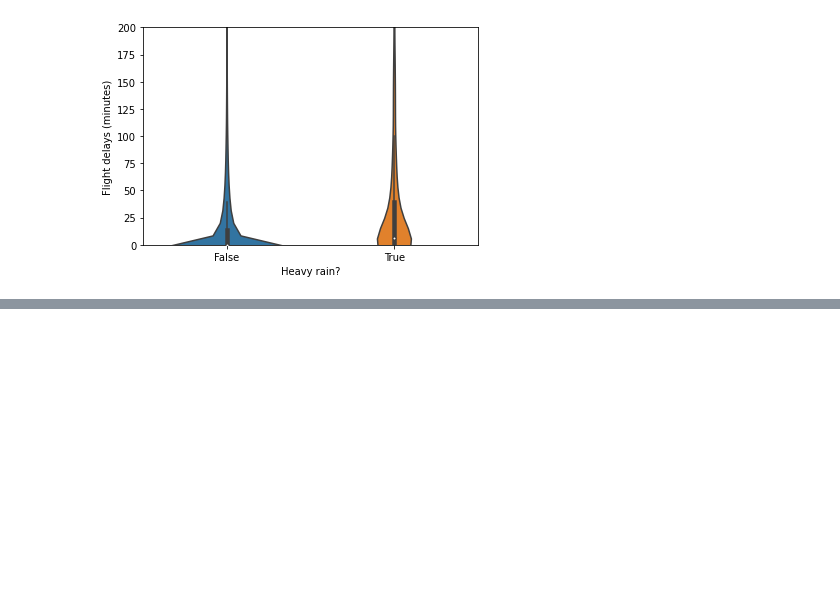
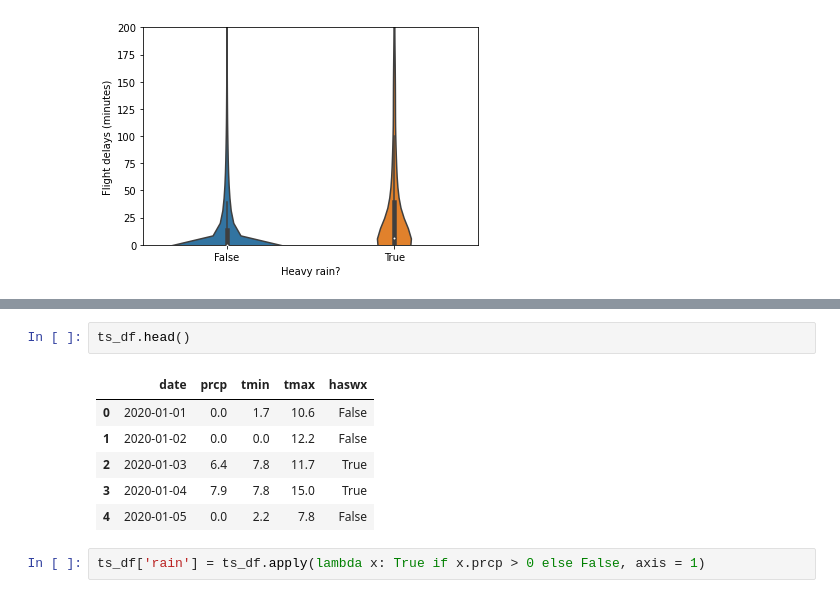
Before and after one commit to hatdropper1977/noaaday-jupyter, a Jupyter notebook: ghcn_ai_platform.ipynb, the cells around one changed output, grey strips where cells are left out. Cells and saved outputs as stored; diff of their text form; blank space fills up the shorter version.

```diff
--- a/ghcn_ai_platform.ipynb
+++ b/ghcn_ai_platform.ipynb
@@ -221,0 +252,11 @@ Text(0, 0.5, 'Flight delays (minutes)')
+# %%
+ts_df.head()
+# %% [output]
+|  | date | prcp | tmin | tmax | haswx |
+| 0 | 2020-01-01 | 0.0 | 1.7 | 10.6 | False |
+| 1 | 2020-01-02 | 0.0 | 0.0 | 12.2 | False |
+| 2 | 2020-01-03 | 6.4 | 7.8 | 11.7 | True |
+| 3 | 2020-01-04 | 7.9 | 7.8 | 15.0 | True |
+| 4 | 2020-01-05 | 0.0 | 2.2 | 7.8 | False |
+# %%
+ts_df['rain'] = ts_df.apply(lambda x: True if x.prcp > 0 else False, axis = 1)
```
Also changed, not shown: parts of 12 cells of this notebook, 1 other file.
